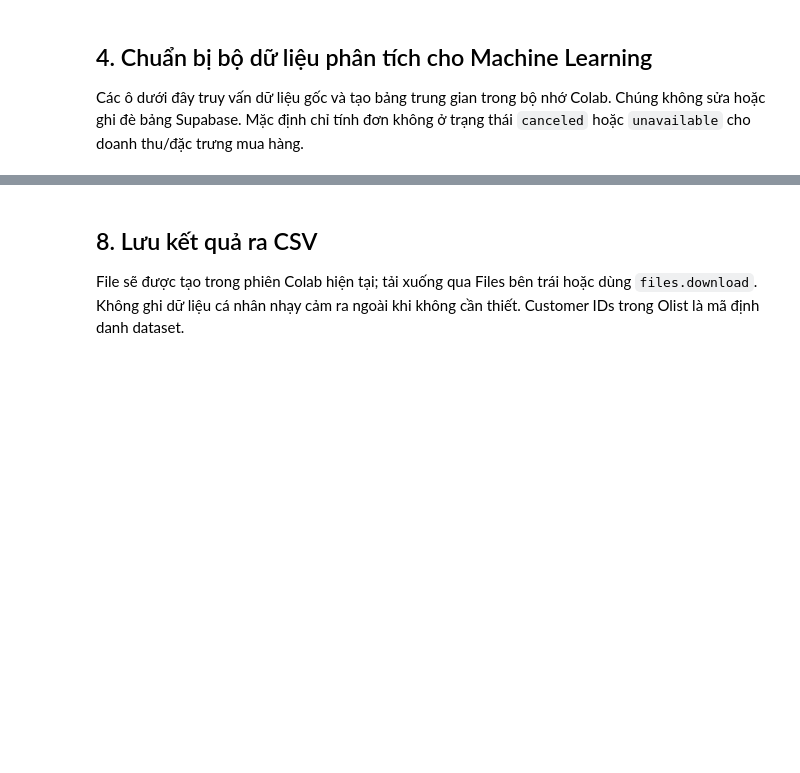
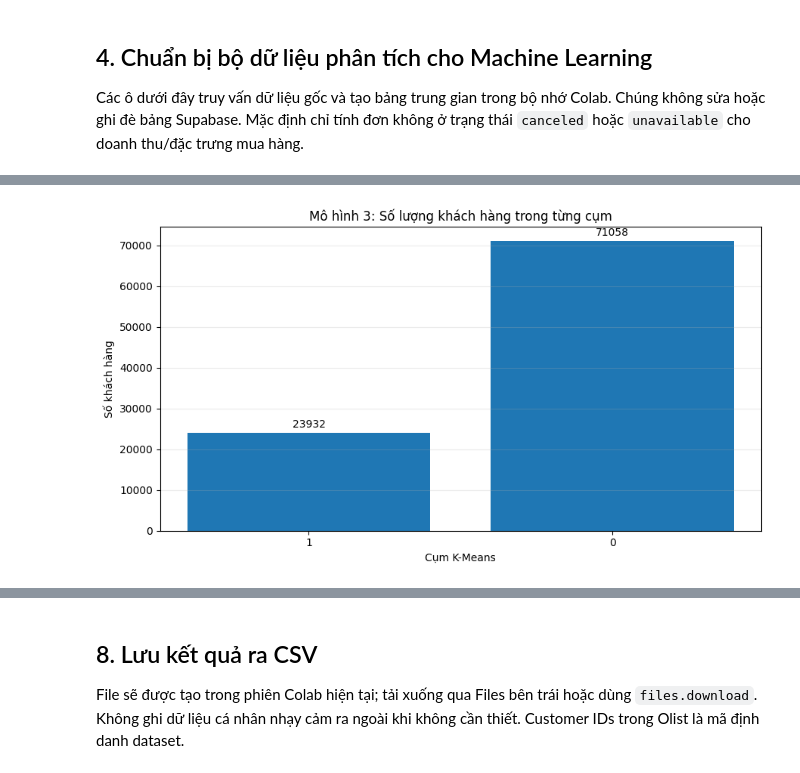
Before and after one commit to tinlata2003/olist, a Jupyter notebook: Notebook_nguon_Olist.ipynb, the cells around one changed output, grey strips where cells are left out. Drawn from its saved outputs; the diff is of its cells as text; code cells hidden in the pictures; blank space fills up the shorter version.

```diff
--- a/Notebook_nguon_Olist.ipynb
+++ b/Notebook_nguon_Olist.ipynb
@@ -715,6 +1500,17 @@ if len(rfm)>k:
 # %%
 import plotly.express as px
-fig = px.scatter(rfm.sample(min(5000,len(rfm)),random_state=42), x='recency', y='monetary', color=rfm.sample(min(5000,len(rfm)),random_state=42)['cluster'].astype(str),
-                 size='frequency', hover_data=['customer_unique_id'],
-                 title='Phân khúc RFM: Recency vs Monetary', labels={'cluster':'Cụm','recency':'Recency (ngày)','monetary':'Monetary (BRL)'})
-fig.show()
+
+# Vẽ một mẫu duy nhất để điểm, màu cụm và hover_data cùng hàng.
+if len(rfm):
+    rfm_plot = rfm.sample(min(5000, len(rfm)), random_state=42).copy()
+    rfm_plot['cluster_label'] = rfm_plot['cluster'].astype(str)
+    fig = px.scatter(
+        rfm_plot, x='recency', y='monetary', color='cluster_label',
+        size='frequency', hover_data=['customer_unique_id'],
+        title='Phân khúc RFM: Recency vs Monetary',
+        labels={'cluster_label': 'Cụm', 'recency': 'Recency (ngày)',
+                'monetary': 'Monetary (BRL)'}
+    )
+    fig.show()
+else:
+    print('Không có dữ liệu RFM để vẽ.')
@@ -720,0 +1519,79 @@ fig.show()
+# %%
+import numpy as np
+import pandas as pd
+import matplotlib.pyplot as plt
+
+required_cols = {
+    'recency', 'frequency', 'monetary', 'cluster'
+}
+
+if required_cols.issubset(rfm.columns) and len(rfm):
+    # Tổng hợp đặc điểm từng cụm
+    profile = rfm.groupby('cluster').agg(
+        customer_count=('cluster', 'size'),
+        recency_median=('recency', 'median'),
+        frequency_mean=('frequency', 'mean'),
+        monetary_median=('monetary', 'median')
+    ).sort_values('monetary_median', ascending=False)
+
+    # Biểu đồ 1: Số lượng khách hàng mỗi cụm
+    fig, ax = plt.subplots(figsize=(9, 5))
+    bars = ax.bar(
+        profile.index.astype(str),
+        profile['customer_count']
+    )
+    ax.bar_label(bars, padding=3, fmt='%.0f')
+    ax.set_title('Mô hình 3: Số lượng khách hàng trong từng cụm')
+    ax.set_xlabel('Cụm K-Means')
+    ax.set_ylabel('Số khách hàng')
+    ax.grid(axis='y', alpha=0.25)
+    plt.tight_layout()
+    plt.show()
+
+    # Biểu đồ 2: So sánh đặc điểm RFM giữa các cụm
+    # Chuẩn hóa từng chỉ số theo min-max để so sánh trên cùng thang 0–1.
+    metric_cols = [
+        'recency_median',
+        'frequency_mean',
+        'monetary_median'
+    ]
+
+    display_names = {
+        'recency_median': 'Recency (trung vị ngày)',
+        'frequency_mean': 'Frequency (TB số đơn)',
+        'monetary_median': 'Monetary (trung vị BRL)'
+    }
+
+    normalized = profile[metric_cols].copy()
+    for col in metric_cols:
+        low, high = normalized[col].min(), normalized[col].max()
+        if high > low:
+            normalized[col] = (normalized[col] - low) / (high - low)
+        else:
+            normalized[col] = 0.5
+
+    normalized = normalized.rename(columns=display_names)
+
+    fig, ax = plt.subplots(figsize=(10, 5))
+    normalized.T.plot(kind='bar', ax=ax)
+    ax.set_title('So sánh đặc điểm RFM giữa các cụm')
+    ax.set_xlabel('Chỉ số RFM')
+    ax.set_ylabel('Giá trị chuẩn hóa (0–1)')
+    ax.legend(title='Cụm K-Means', bbox_to_anchor=(1.02, 1),
+              loc='upper left')
+    ax.grid(axis='y', alpha=0.25)
+    plt.xticks(rotation=15, ha='right')
+    plt.tight_layout()
+    plt.show()
+
+    # Bảng số liệu gốc để diễn giải chính xác từng cụm
+    print('Bảng đặc điểm RFM theo đơn vị gốc:')
+    display(profile.round(2))
+
+else:
+    print(
+        'Chạy các ô tạo RFM và K-Means trước. '
+        'Cần có recency, frequency, monetary và cluster.'
+    )
+# %% [output]
+[figure, added]
```
Also changed, not shown: parts of 35 cells of this notebook, 4 other files.
